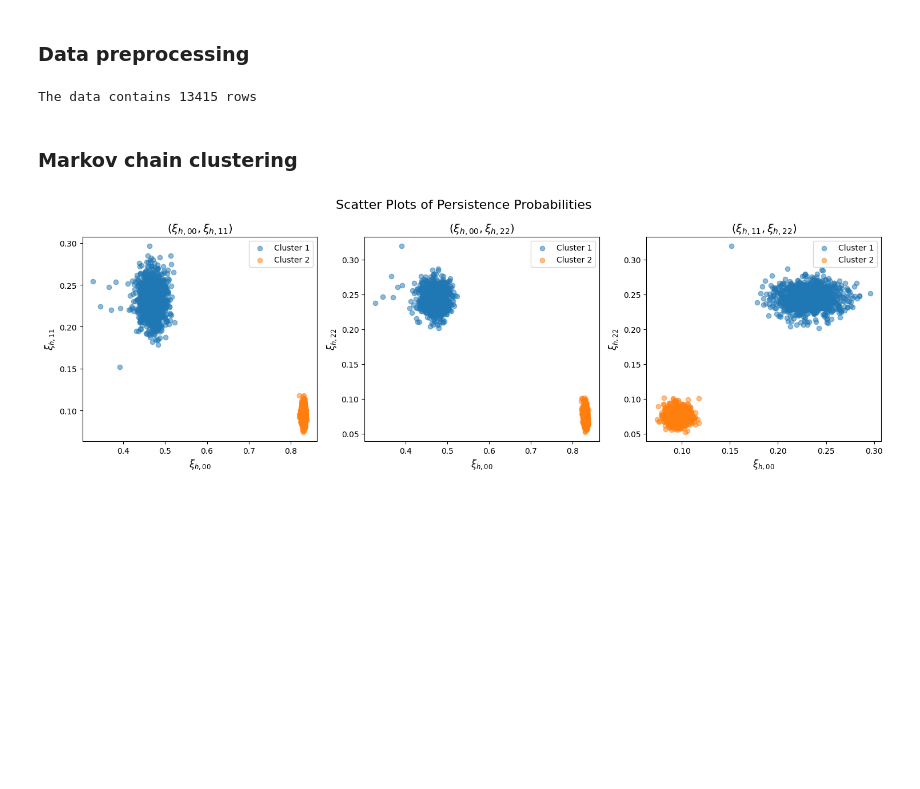
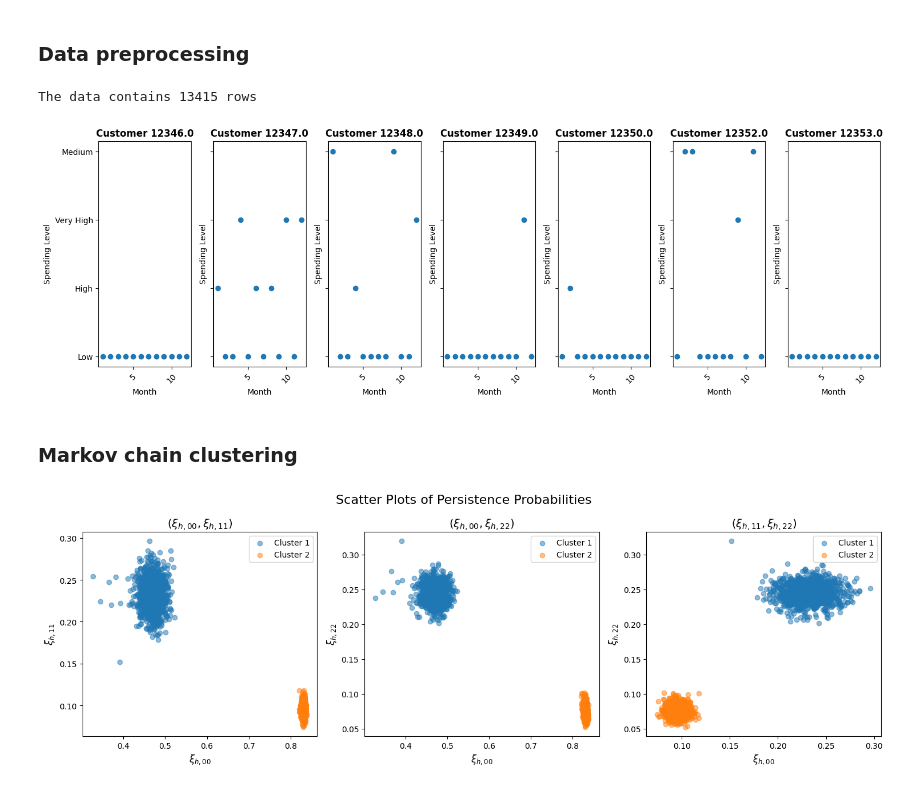
Before and after one commit to RAMA012001/Customer-segmentation-with-bayesian-clustering, a Jupyter notebook: main_notebook.ipynb, the cells around one changed output. Cells and saved outputs as stored; diff of their text form; code cells hidden in the pictures; blank space fills up the shorter version.

Commit message:
adding some data visualization

```diff
--- a/main_notebook.ipynb
+++ b/main_notebook.ipynb
@@ -762,6 +763,22 @@ time_series_data = time_series_data.apply(category_to_index)
 time_series_data = time_series_data.drop(time_series_data[time_series_data.apply(sum)==0].index)
 # %% [output]
 The data contains 13415 rows
+# %%
+category_order = ['Very High','High','Medium','Low']
+data['MonetaryCategory'] = pd.Categorical(data['MonetaryCategory'], categories=category_order, ordered=True)
+unique_customers = data['CustomerID'].unique()[:7]
+fig, axes = plt.subplots(1, len(unique_customers), figsize=(15, 5), sharey=True)
+for ax, customer in zip(axes, unique_customers):
+    customer_data = data[data['CustomerID'] == customer]
+    ax.scatter(customer_data['InvoiceMonth'], customer_data['MonetaryCategory'])
+    ax.set_title(f'Customer {customer}', fontsize=12, fontweight='bold')
+    ax.set_xlabel('Month', fontsize=10)
+    ax.set_ylabel('Spending Level', fontsize=10)
+    ax.tick_params(axis='x', rotation=45)
+plt.tight_layout()
+plt.show()
+# %% [output]
+[figure, added]
 # %% [markdown]
 ### **Markov chain clustering**
 # %%
```
Also changed, not shown: parts of 1 cell of this notebook.
